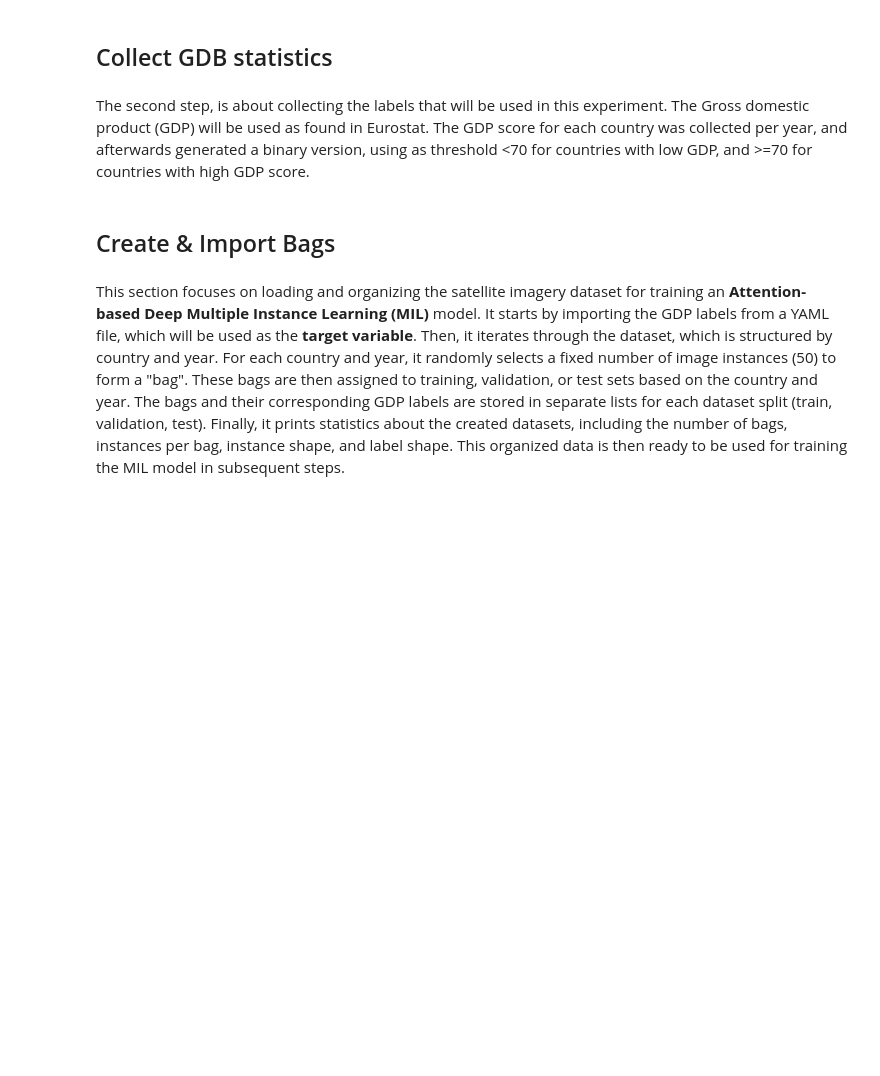
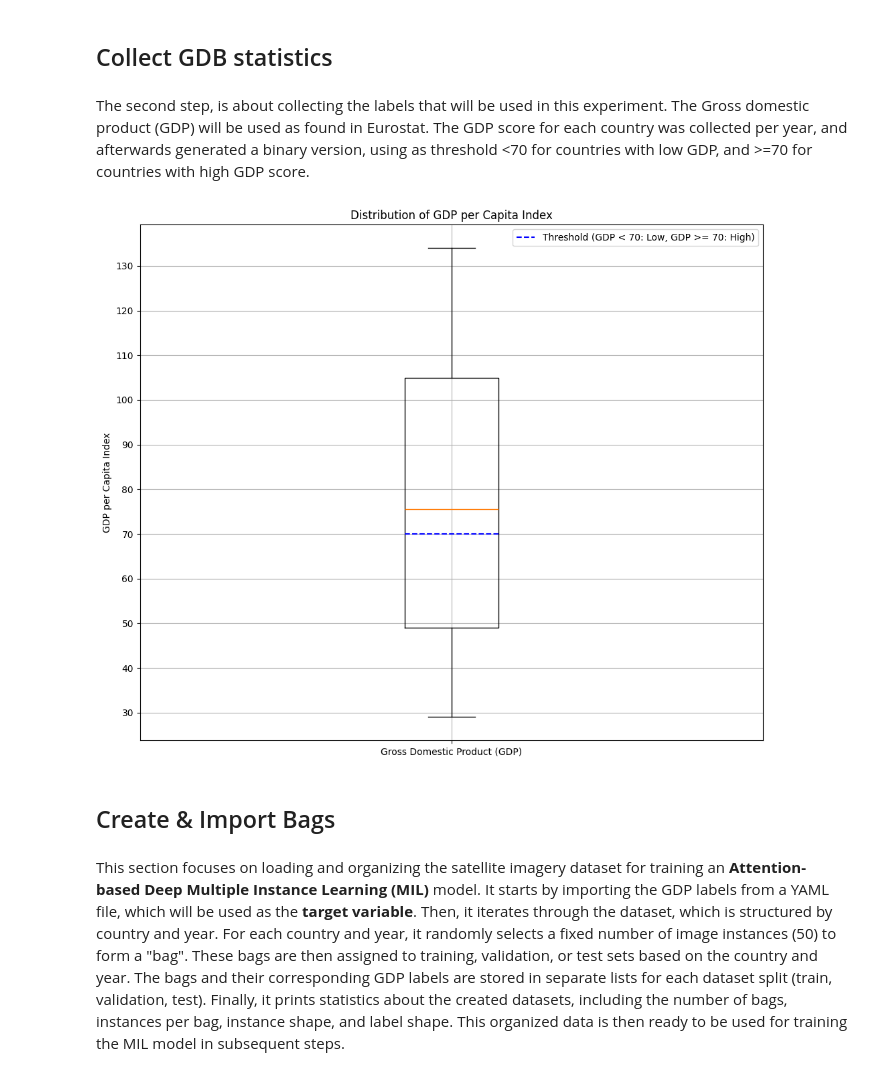
Before and after one commit to pleleGit/SatSenseAI, a Jupyter notebook: training/AttentionBasedDeepMIL/AttentionBasedDeepMIL.ipynb, the cells around one changed output. Cells and saved outputs as stored; diff of their text form; code cells hidden in the pictures; blank space fills up the shorter version.

```diff
--- a/training/AttentionBasedDeepMIL/AttentionBasedDeepMIL.ipynb
+++ b/training/AttentionBasedDeepMIL/AttentionBasedDeepMIL.ipynb
@@ -35,6 +37,38 @@ First of all, we need to collect the dataset containing the night-time images fr
 # %% [markdown]
 The second step, is about collecting the labels that will be used in this experiment. The Gross domestic product (GDP) will be used as found in Eurostat.
 The GDP score for each country was collected per year, and afterwards generated a binary version, using as threshold <70 for countries with low GDP, and >=70 for countries with high GDP score.
+# %%
+# download y labels yaml file from github
+url = "https://raw.githubusercontent.com/pleleGit/SatSenseAI/main/statistics/gdp.yaml"
+response = requests.get(url)
+
+with open("gdb.yaml", "wb") as f:
+    f.write(response.content)
+
+with open("gdb.yaml", "r") as f:
+    gdb = yaml.safe_load(f)
+gdb = gdb["gdp_per_capita_index"]
+
+# collect all values of gdb and create a box plot
+plt.figure(figsize=(12, 10))
+scores = []
+for key in gdb.keys():
+    scores.append(gdb[key])
+scores = np.array(scores).flatten()
+plt.boxplot(scores)
+plt.yticks(range(20, 160, 10))
+plt.grid()
+plt.title("Distribution of GDP per Capita Index") # Add title
+plt.ylabel("GDP per Capita Index") # Add y-axis label
+plt.xticks([1], ['Gross Domestic Product (GDP)']) # Add x-axis label
+
+# Add a horizontal line at y=70 denoting the threshold
+plt.hlines(y=70, xmin=0.925, xmax=1.075, color='b', linestyle='--', label='Threshold (GDP < 70: Low, GDP >= 70: High)')
+plt.legend() # Add a legend to show the label for the threshold line
+
+plt.show()
+# %% [output]
+[figure, added]
 # %%
 # download y labels yaml file from github
 url = "https://raw.githubusercontent.com/pleleGit/SatSenseAI/main/statistics/gdbBinary.yaml"
```
Also changed, not shown: parts of 3 cells of this notebook.
